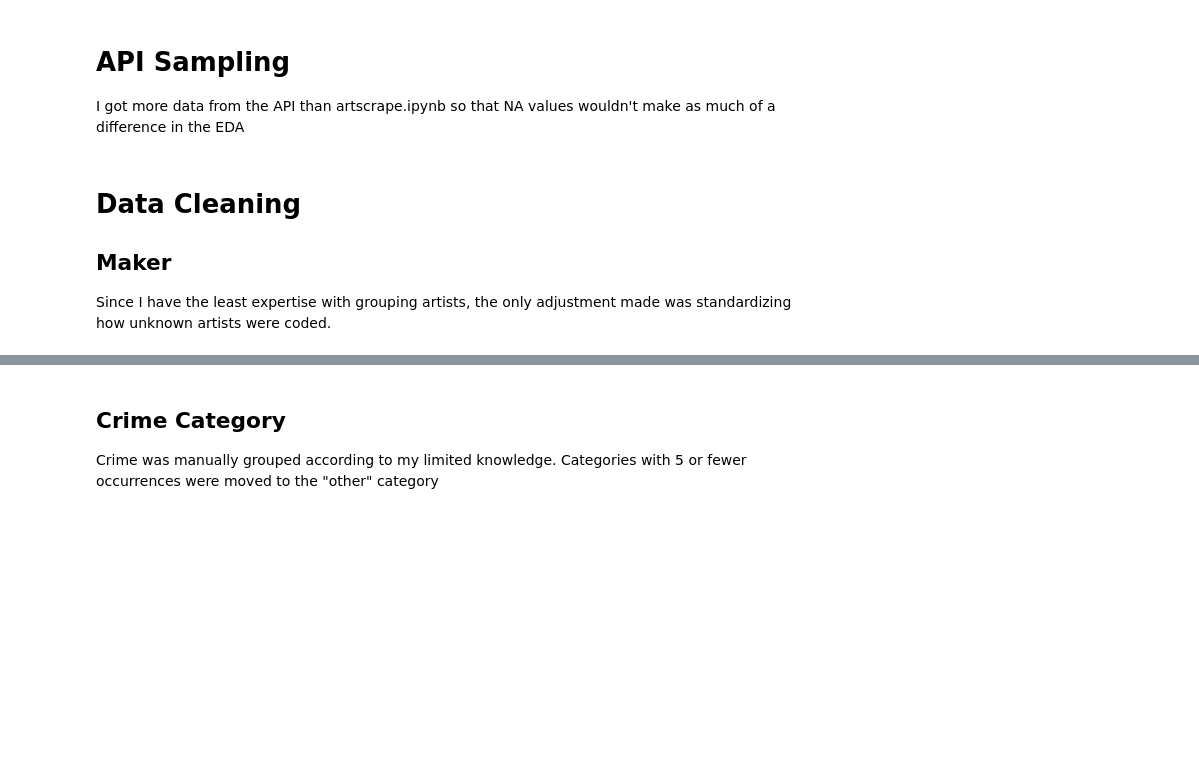
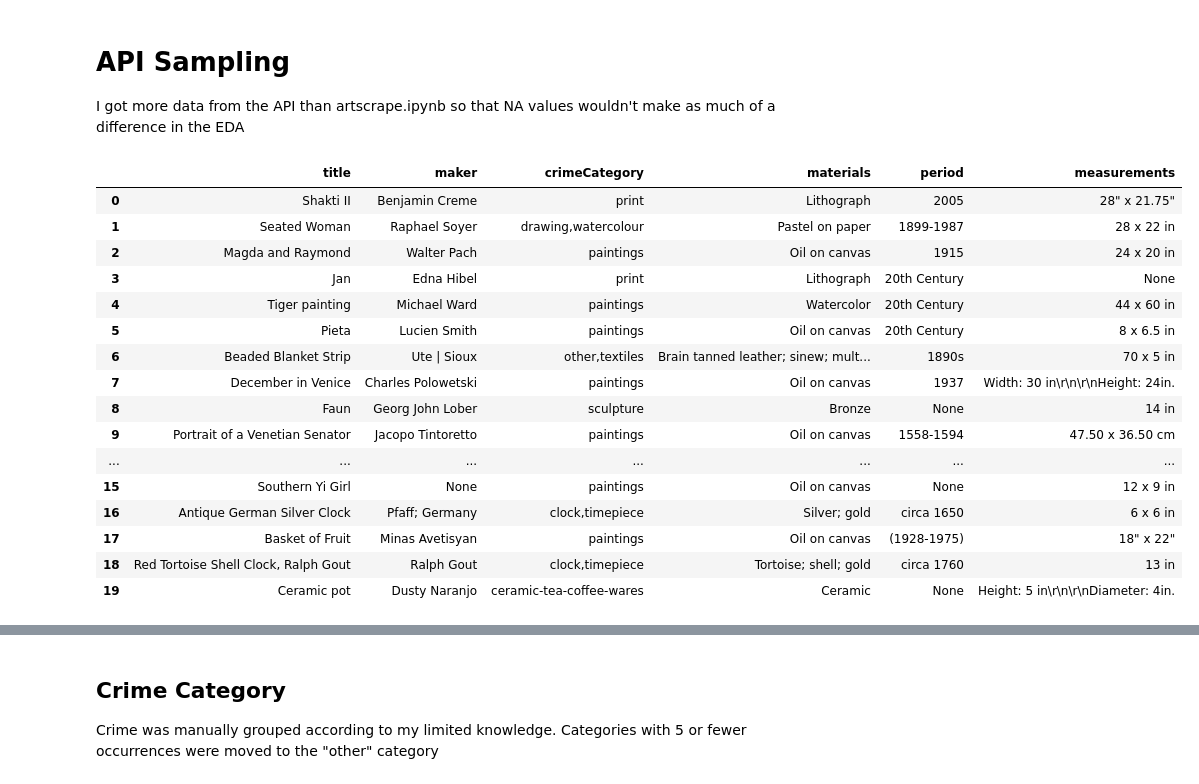
Before and after one commit to emwight/artscraper, a Jupyter notebook: artscrape_new.ipynb, the cells around one changed output, grey strips where cells are left out. Cells and saved outputs as stored; diff of their text form; code cells hidden in the pictures; blank space fills up the shorter version.

```diff
--- a/artscrape_new.ipynb
+++ b/artscrape_new.ipynb
@@ -25,11 +25,24 @@ rs = [requests.get(base_url, param) for param in params]
 # %%
 # Concatenate all json items dicts from sampled pages
 thievery = pd.concat([pd.DataFrame(r.json()['items']) for r in rs], ignore_index=True)
 # Keep only columns of interest
 thievery = thievery.loc[:,['title', 'maker', 'crimeCategory', 'materials', 'period', 'measurements']]
-#display(HTML(thievery.head(20).to_html()))
+display(HTML(thievery.head(20).to_html()))
+# %% [output]
+|  | title | maker | crimeCategory | materials | period | measurements |
+| 0 | Shakti II | Benjamin Creme | print | Lithograph | 2005 | 28" x 21.75" |
+| 1 | Seated Woman | Raphael Soyer | drawing,watercolour | Pastel on paper | 1899-1987 | 28 x 22 in |
+| 2 | Magda and Raymond | Walter Pach | paintings | Oil on canvas | 1915 | 24 x 20 in |
+| 3 | Jan | Edna Hibel | print | Lithograph | 20th Century | None |
+| 4 | Tiger painting | Michael Ward | paintings | Watercolor | 20th Century | 44 x 60 in |
+| 5 | Pieta | Lucien Smith | paintings | Oil on canvas | 20th Century | 8 x 6.5 in |
+| 6 | Beaded Blanket Strip | Ute | Sioux | other,textiles | Brain tanned leather; sinew; mult... | 1890s | 70 x 5 in |
+| 7 | December in Venice | Charles Polowetski | paintings | Oil on canvas | 1937 | Width: 30 in\r\n\r\nHeight: 24in. |
+| 8 | Faun | Georg John Lober | sculpture | Bronze | None | 14 in |
+| 9 | Portrait of a Venetian Senator | Jacopo Tintoretto | paintings | Oil on canvas | 1558-1594 | 47.50 x 36.50 cm |
+| ... | ... | ... | ... | ... | ... | ... |
+| 15 | Southern Yi Girl | None | paintings | Oil on canvas | None | 12 x 9 in |
+| 16 | Antique German Silver Clock | Pfaff; Germany | clock,timepiece | Silver; gold | circa 1650 | 6 x 6 in |
+| 17 | Basket of Fruit | Minas Avetisyan | paintings | Oil on canvas | (1928-1975) | 18" x 22" |
+| 18 | Red Tortoise Shell Clock, Ralph Gout | Ralph Gout | clock,timepiece | Tortoise; shell; gold | circa 1760 | 13 in |
+| 19 | Ceramic pot | Dusty Naranjo | ceramic-tea-coffee-wares | Ceramic | None | Height: 5 in\r\n\r\nDiameter: 4in. |
-# %% [markdown]
-# Data Cleaning
-
-## Maker
-Since I have the least expertise with grouping artists, the only adjustment made was standardizing how unknown artists were coded.
```
Also changed, not shown: parts of 5 cells of this notebook, 2 other files.
